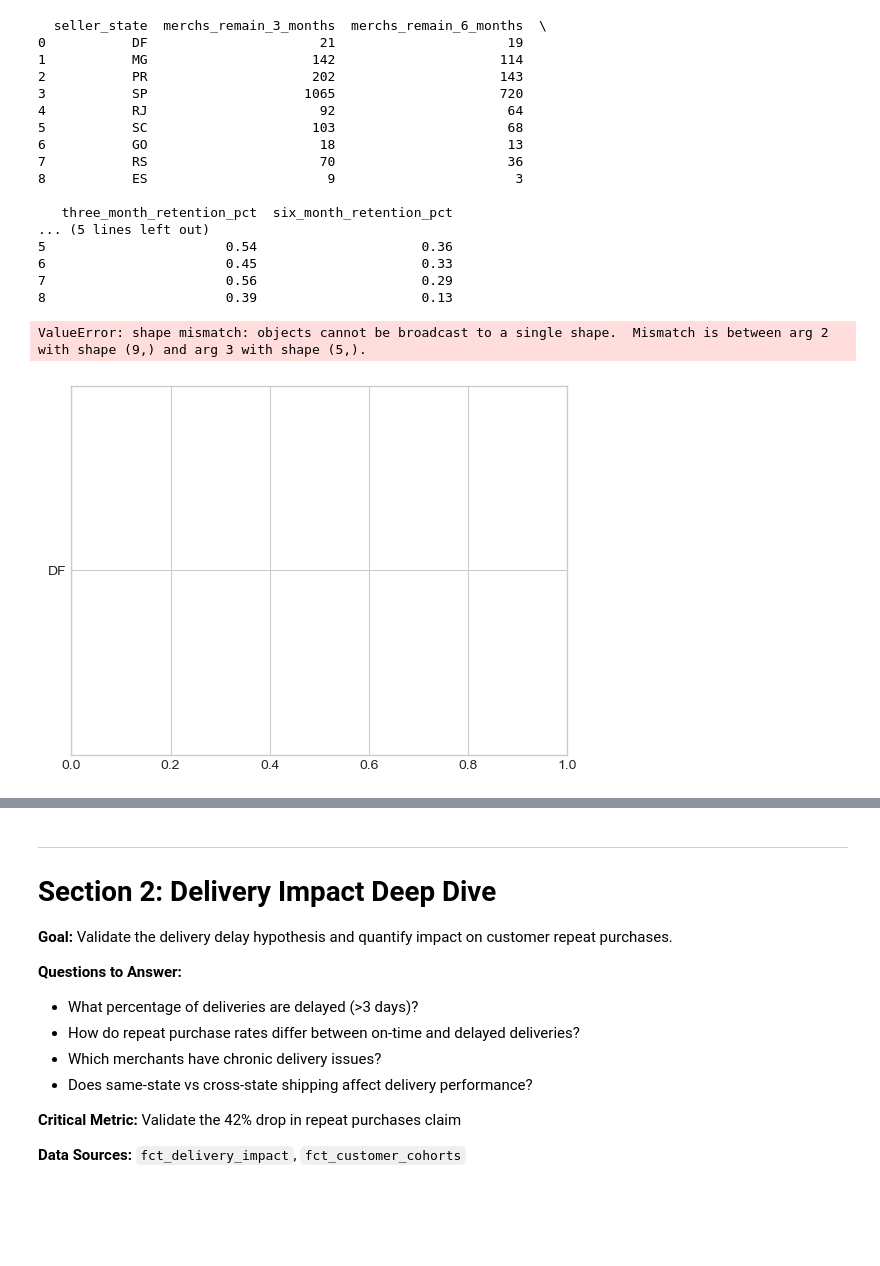
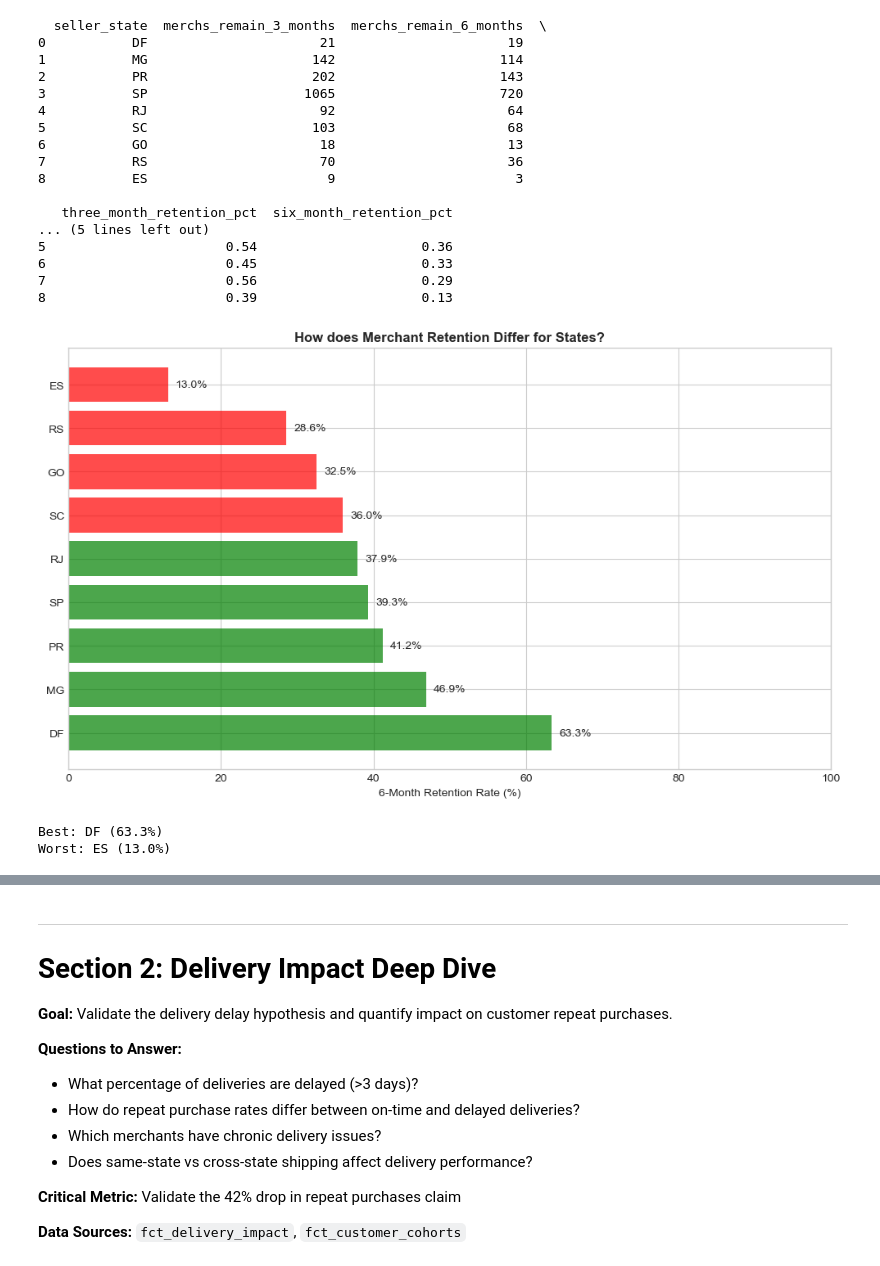
Before and after one commit to ArdahanDogru/olist-ecommerce-analytics, a Jupyter notebook: notebooks/delivery_impact_recommendations.ipynb, the cells around one changed output, grey strips where cells are left out. Drawn from its saved outputs; the diff is of its cells as text; code cells hidden in the pictures; blank space fills up the shorter version.

```diff
--- a/notebooks/delivery_impact_recommendations.ipynb
+++ b/notebooks/delivery_impact_recommendations.ipynb
@@ -255,11 +266,30 @@ print(retentions_by_state)
 7                       0.56                     0.29
 8                       0.39                     0.13
 # %%
-x = retentions_by_state['seller_state'][:5]
-y = retentions_by_state['six_month_retention_pct']
+# Combine top 5 and bottom 4
+top_5 = retentions_by_state.head(5)
+bottom_4 = retentions_by_state.tail(4)
+combined = pd.concat([top_5, bottom_4])
 
-plt.barh(x, y)
+# Create horizontal bar chart
+plt.figure(figsize=(10, 6))
+colors = ['green']*5 + ['red']*4  # Green for top, red for bottom
+plt.barh(combined['seller_state'], combined['six_month_retention_pct'] * 100, color=colors, alpha=0.7)
+
+plt.xlabel('6-Month Retention Rate (%)')
+plt.title('How does Merchant Retention Differ for States?', fontsize=12, fontweight='bold')
+plt.xlim(0, 100)
+
+# Add value labels
+for i, v in enumerate(combined['six_month_retention_pct'] * 100):
+    plt.text(v + 1, i, f'{v:.1f}%', va='center')
+
+plt.tight_layout()
 plt.show()
+
+print(f"Best: {top_5.iloc[0]['seller_state']} ({top_5.iloc[0]['six_month_retention_pct']*100:.1f}%)")
+print(f"Worst: {bottom_4.iloc[-1]['seller_state']} ({bottom_4.iloc[-1]['six_month_retention_pct']*100:.1f}%)")
 # %% [output]
+[figure, new version]
-ValueError: shape mismatch: objects cannot be broadcast to a single shape.  Mismatch is between arg 2 with shape (9,) and arg 3 with shape (5,).
+Best: DF (63.3%)
+Worst: ES (13.0%)
-[figure, old version]
```
Also changed, not shown: parts of 16 cells of this notebook.
